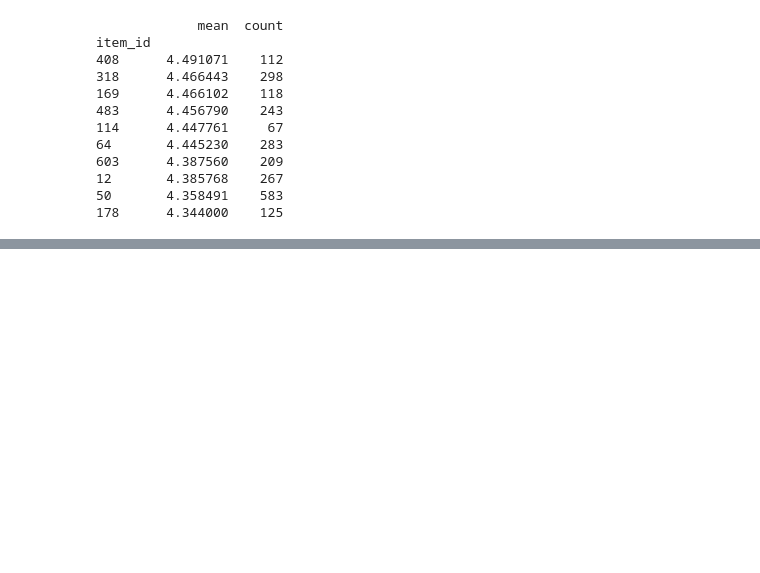
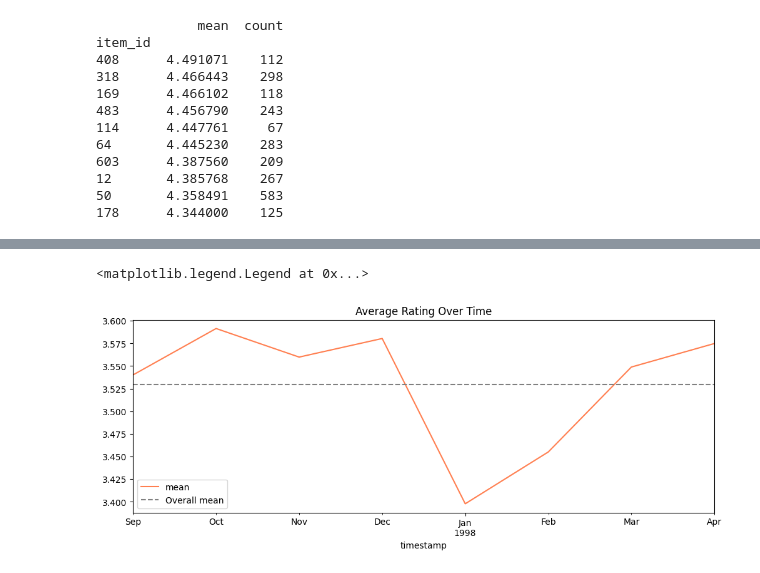
Before and after one commit to mabogiqwa/hybrid-recs-api, a Jupyter notebook: eda/analysis.ipynb, the cells around one changed output, grey strips where cells are left out. Cells and saved outputs as stored; diff of their text form; code cells hidden in the pictures; blank space fills up the shorter version.

```diff
--- a/eda/analysis.ipynb
+++ b/eda/analysis.ipynb
@@ -143,0 +162,9 @@ item_id
+# %%
+# Temporal drift - tests whether users tastes vary over time
+temporal = ratingsDf.set_index('timestamp').resample('M')['rating'].agg(['mean','count'])
+temporal['mean'].plot(figsize=(12,4), title='Average Rating Over Time', color='coral')
+plt.axhline(ratingsDf['rating'].mean(), linestyle='--', color='grey', label='Overall mean')
+plt.legend()
+# %% [output]
+<matplotlib.legend.Legend at 0x...>
+[figure, added]
```
Also changed, not shown: parts of 2 cells of this notebook.
